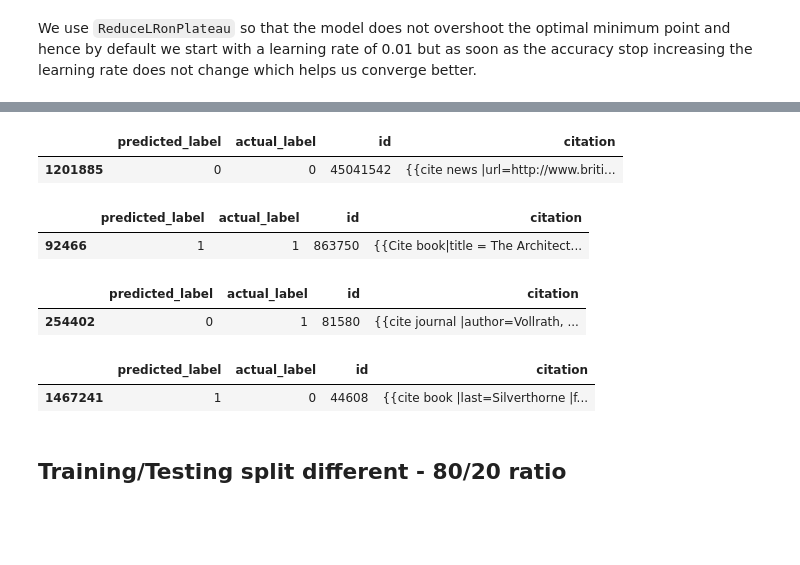
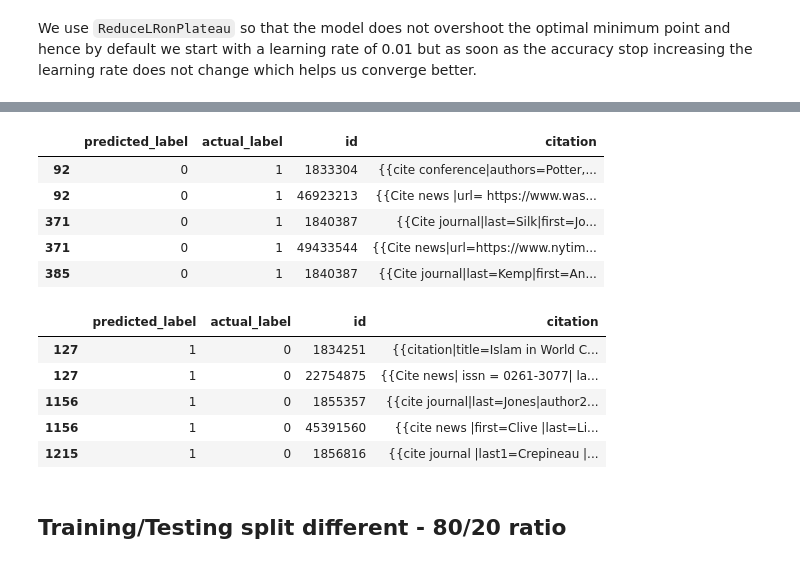
Before and after one commit to Harshdeep1996/cite-classifications-wiki, a Jupyter notebook: notebooks/models/citation_network.ipynb, the cells around one changed output, grey strips where cells are left out. Drawn from its saved outputs; the diff is of its cells as text; code cells hidden in the pictures; blank space fills up the shorter version.

```diff
--- a/notebooks/models/citation_network.ipynb
+++ b/notebooks/models/citation_network.ipynb
@@ -719,13 +830,13 @@ ________________________________________________________________________________
 # %% [markdown]
 We use `ReduceLRonPlateau` so that the model does not overshoot the optimal minimum point and hence by default we start with a learning rate of 0.01 but as soon as the accuracy stop increasing the learning rate does not change which helps us converge better.
 # %%
-reduce_lr = ReduceLROnPlateau(monitor='val_loss', factor=0.2, patience=5, min_lr=0.001)
+reduce_lr = ReduceLROnPlateau(monitor='val_loss', factor=0.2, patience=2, min_lr=0.001)
 # %%
 # Running the model with the training, testing and validation set and for 10 epocsh and size 256
 model.fit({'time_input': trained_pca,
            'aux_input': np.array(training_auxiliary)
-    }, {'main_output': np.array(y_train) },
-          validation_data=([val_pca, np.array(validation_auxiliary)], [np.array(y_val)]),
-          epochs=10, batch_size=256, callbacks=[reduce_lr], shuffle=True
+    }, {'main_output': y_train_oh },
+          validation_data=([val_pca, np.array(validation_auxiliary)], [y_val_oh]),
+          epochs=5, batch_size=256, callbacks=[reduce_lr], shuffle=True
 )
 # %% [output]
@@ -753 +867,4 @@ y_pred = prediction > 0.5
+# %%
+# np.amax(prediction, axis=1)
+y_pred = np.argmax(prediction, axis=1)
 # %%
@@ -777,3 +898,0 @@ predict_val.head()
-# %%
-ids_and_citations = time_sequence_features[['id', 'citation']]
-ids_and_citations.head()
@@ -790,23 +918,21 @@ labels_with_info = pd.merge(predict_val, ids_and_citations, left_index=True, rig
 # %%
-labels_with_info[((labels_with_info['predicted_label'] == 0) & (labels_with_info['actual_label'] == 0))].head(1)
+labels_with_info[((labels_with_info['predicted_label'] == 0) & (labels_with_info['actual_label'] == 1))].head(5)
 # %% [output]
 |  | predicted_label | actual_label | id | citation |
-| 1201885 | 0 | 0 | 45041542 | {{cite news |url=http://www.briti... |
+| 92 | 0 | 1 | 1833304 | {{cite conference|authors=Potter,... |
+| 92 | 0 | 1 | 46923213 | {{Cite news |url= https://www.was... |
+| 371 | 0 | 1 | 1840387 | {{Cite journal|last=Silk|first=Jo... |
+| 371 | 0 | 1 | 49433544 | {{Cite news|url=https://www.nytim... |
+| 385 | 0 | 1 | 1840387 | {{Cite journal|last=Kemp|first=An... |
 # %%
-labels_with_info[((labels_with_info['predicted_label'] == 1) & (labels_with_info['actual_label'] == 1))].head(1)
+labels_with_info[((labels_with_info['predicted_label'] == 1) & (labels_with_info['actual_label'] == 0))].head(5)
 # %% [output]
 |  | predicted_label | actual_label | id | citation |
-| 92466 | 1 | 1 | 863750 | {{Cite book|title = The Architect... |
+| 127 | 1 | 0 | 1834251 | {{citation|title=Islam in World C... |
+| 127 | 1 | 0 | 22754875 | {{Cite news| issn = 0261-3077| la... |
+| 1156 | 1 | 0 | 1855357 | {{cite journal|last=Jones|author2... |
+| 1156 | 1 | 0 | 45391560 | {{cite news |first=Clive |last=Li... |
+| 1215 | 1 | 0 | 1856816 | {{cite journal |last1=Crepineau |... |
-# %%
-labels_with_info[((labels_with_info['predicted_label'] == 0) & (labels_with_info['actual_label'] == 1))].head(1)
-# %% [output]
-|  | predicted_label | actual_label | id | citation |
-| 254402 | 0 | 1 | 81580 | {{cite journal |author=Vollrath, ... |
-# %%
-labels_with_info[((labels_with_info['predicted_label'] == 1) & (labels_with_info['actual_label'] == 0))].head(1)
-# %% [output]
-|  | predicted_label | actual_label | id | citation |
-| 1467241 | 1 | 0 | 44608 | {{cite book |last=Silverthorne |f... |
 # %% [markdown]
 ## Training/Testing split different - 80/20 ratio
 # %% [markdown]
```
Also changed, not shown: parts of 102 cells of this notebook.
